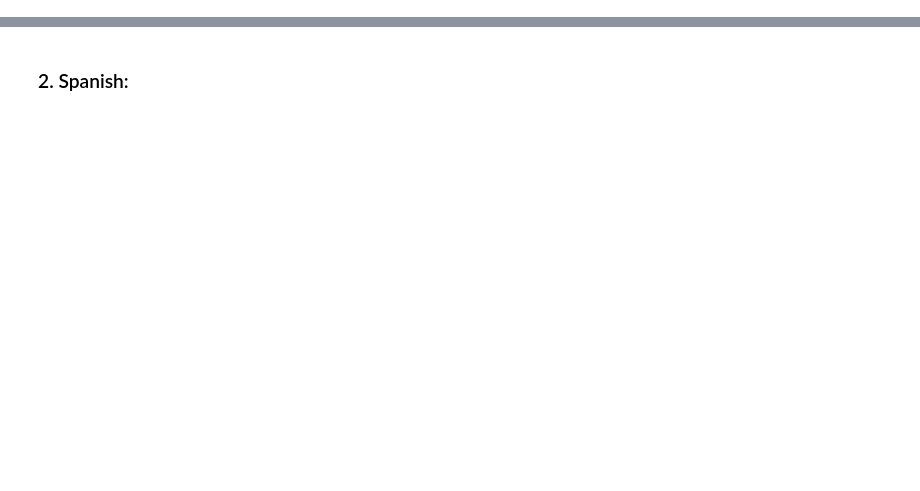
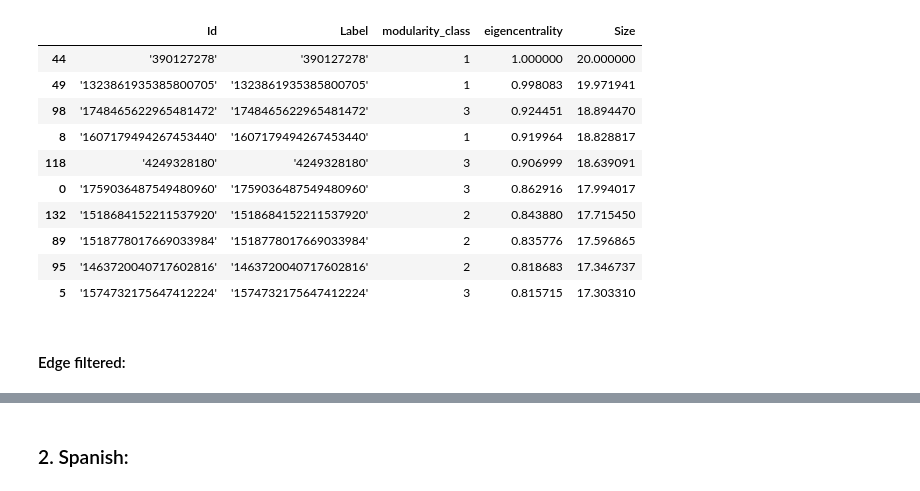
Before and after one commit to bowenyi-pierre/humans-lab-hackathon-24, a Jupyter notebook: Code/Networks/Network Fusion.ipynb, the cells around one changed output, grey strips where cells are left out. Cells and saved outputs as stored; diff of their text form; code cells hidden in the pictures; blank space fills up the shorter version.

```diff
--- a/Code/Networks/Network Fusion.ipynb
+++ b/Code/Networks/Network Fusion.ipynb
@@ -101,0 +307,14 @@ Number of edges: 106400
+# %%
+en_all.sort_values(by='eigencentrality',ascending=False).head(10)
+# %% [output]
+|  | Id | Label | modularity_class | eigencentrality | Size |
+| 44 | '390127278' | '390127278' | 1 | 1.000000 | 20.000000 |
+| 49 | '1323861935385800705' | '1323861935385800705' | 1 | 0.998083 | 19.971941 |
+| 98 | '1748465622965481472' | '1748465622965481472' | 3 | 0.924451 | 18.894470 |
+| 8 | '1607179494267453440' | '1607179494267453440' | 1 | 0.919964 | 18.828817 |
+| 118 | '4249328180' | '4249328180' | 3 | 0.906999 | 18.639091 |
+| 0 | '1759036487549480960' | '1759036487549480960' | 3 | 0.862916 | 17.994017 |
+| 132 | '1518684152211537920' | '1518684152211537920' | 2 | 0.843880 | 17.715450 |
+| 89 | '1518778017669033984' | '1518778017669033984' | 2 | 0.835776 | 17.596865 |
+| 95 | '1463720040717602816' | '1463720040717602816' | 2 | 0.818683 | 17.346737 |
+| 5 | '1574732175647412224' | '1574732175647412224' | 3 | 0.815715 | 17.303310 |
@@ -101,0 +393,2 @@ Number of edges: 106400
+# %% [markdown]
+#### Edge filtered:
```
Also changed, not shown: parts of 83 cells of this notebook.
